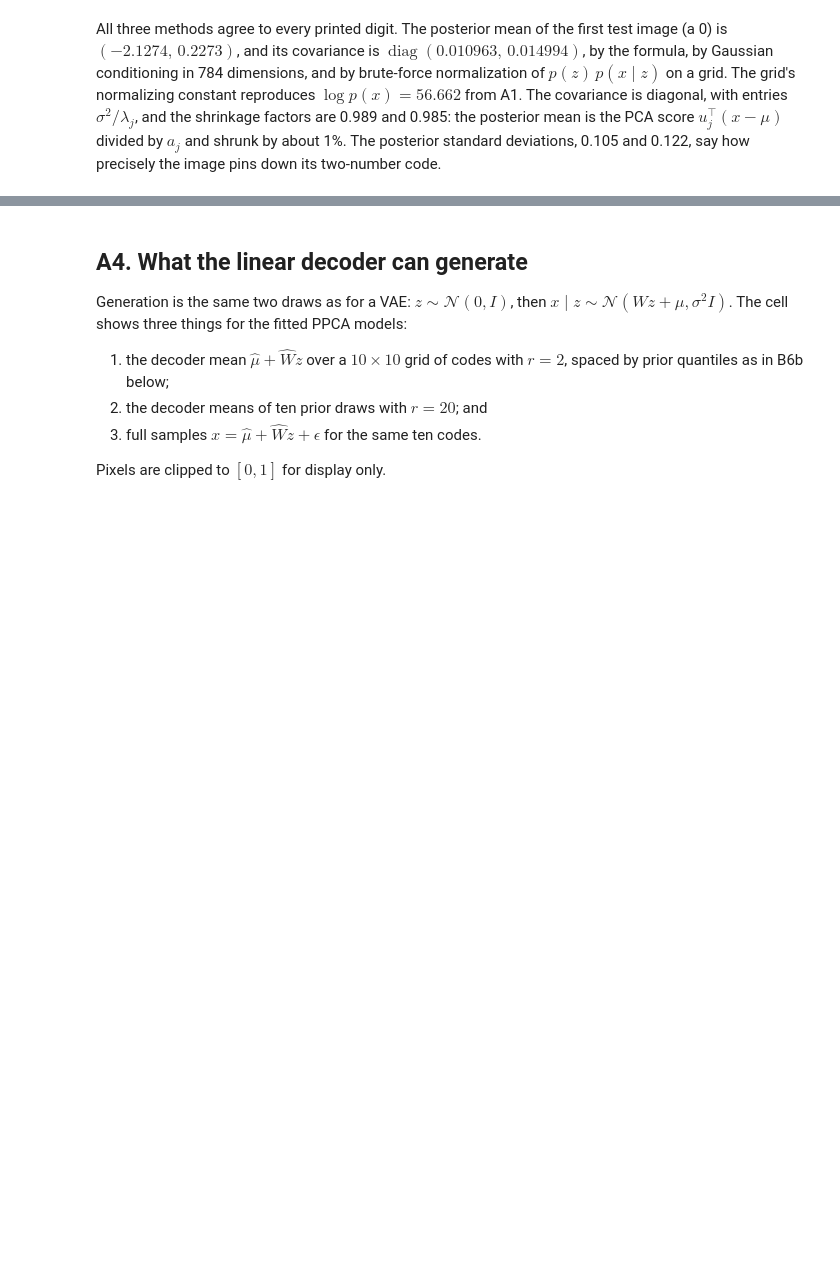
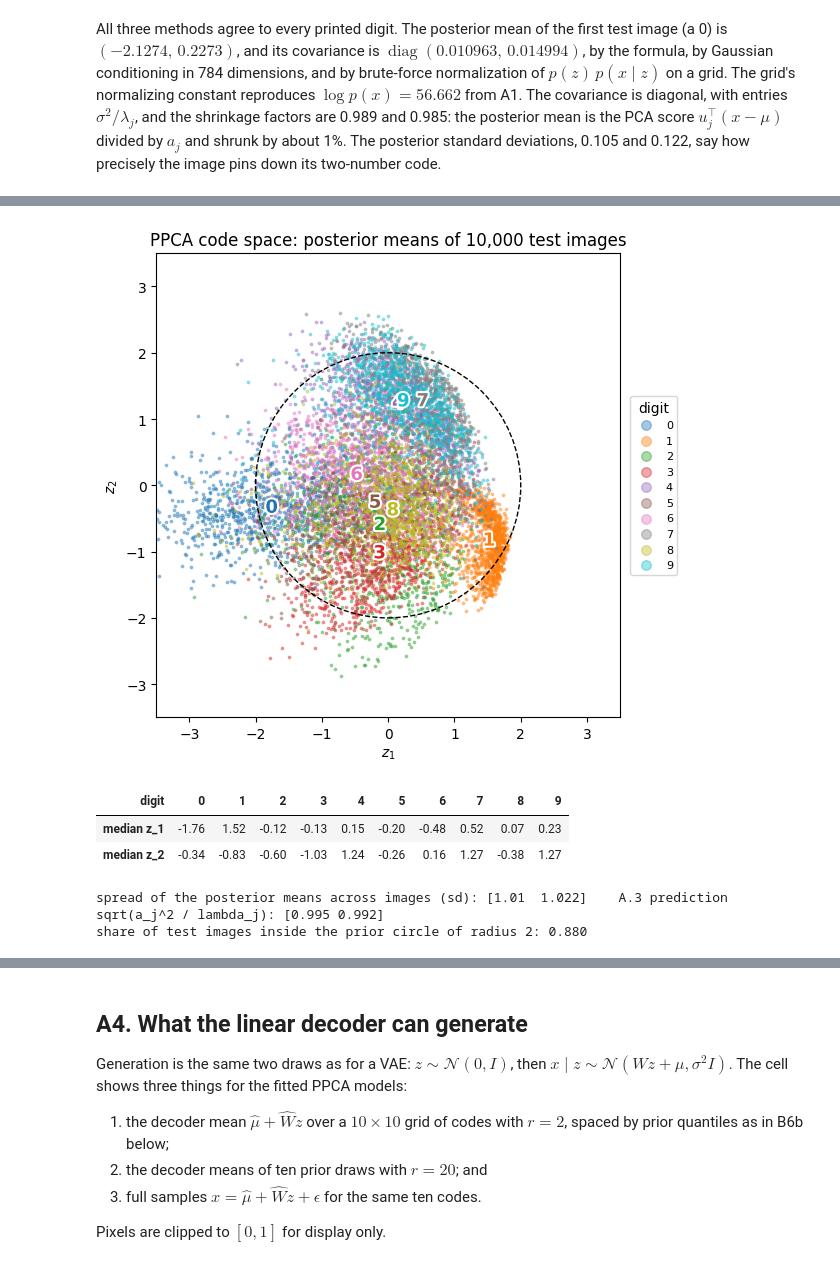
Before and after one commit to ZhuoranYang/sds265-fall26, a Jupyter notebook: demos/17-autoencoders-vaes-vqvae/vae-mnist.ipynb, the cells around one changed output, grey strips where cells are left out. Cells and saved outputs as stored; diff of their text form; code cells hidden in the pictures; blank space fills up the shorter version.

```diff
--- a/demos/17-autoencoders-vaes-vqvae/vae-mnist.ipynb
+++ b/demos/17-autoencoders-vaes-vqvae/vae-mnist.ipynb
@@ -379,0 +360,34 @@ of the linear model; the posterior itself is confident.
+# %%
+ppca_means, _ = ppca_posterior(X64_test, W2, sigma2_2)
+digit_colours = plt.cm.tab10(np.arange(10))
+
+fig, ax = plt.subplots(figsize=(6.6, 5.6))
+for digit in range(10):
+    mask = y_test == digit
+    ax.scatter(ppca_means[mask, 0], ppca_means[mask, 1], s=3, alpha=0.4, color=digit_colours[digit],
+               label=str(digit), rasterized=True)
+for digit in range(10):
+    centre = np.median(ppca_means[y_test == digit], axis=0)
+    ax.annotate(str(digit), centre, ha='center', va='center', fontsize=13, fontweight='bold',
+                color=digit_colours[digit], path_effects=[patheffects.withStroke(linewidth=3, foreground='white')])
+ax.add_patch(plt.Circle((0, 0), 2, fill=False, color='k', ls='--', lw=1))
+ax.set(xlabel='$z_1$', ylabel='$z_2$', aspect='equal', xlim=(-3.5, 3.5), ylim=(-3.5, 3.5),
+       title='PPCA code space: posterior means of 10,000 test images')
+ax.legend(title='digit', markerscale=4, fontsize=8, loc='center left', bbox_to_anchor=(1.01, .5))
+plt.tight_layout(); plt.show()
+
+centres = pd.DataFrame([np.median(ppca_means[y_test == digit], axis=0) for digit in range(10)],
+                       columns=['median z_1', 'median z_2']).round(2)
+centres.index.name = 'digit'
+display(centres.T)
+print('spread of the posterior means across images (sd):', ppca_means.std(0).round(3),
+      '   A.3 prediction sqrt(a_j^2 / lambda_j):', np.sqrt(a ** 2 / eigenvalues[:2]).round(3))
+print(f'share of test images inside the prior circle of radius 2: {(np.linalg.norm(ppca_means, axis=1) < 2).mean():.3f}')
+assert np.allclose(ppca_means.std(0), np.sqrt(a ** 2 / eigenvalues[:2]), atol=0.06)
+# %% [output]
+[figure, added]
+| digit | 0 | 1 | 2 | 3 | 4 | 5 | 6 | 7 | 8 | 9 |
+| median z_1 | -1.76 | 1.52 | -0.12 | -0.13 | 0.15 | -0.20 | -0.48 | 0.52 | 0.07 | 0.23 |
+| median z_2 | -0.34 | -0.83 | -0.60 | -1.03 | 1.24 | -0.26 | 0.16 | 1.27 | -0.38 | 1.27 |
+spread of the posterior means across images (sd): [1.01  1.022]    A.3 prediction sqrt(a_j^2 / lambda_j): [0.995 0.992]
+share of test images inside the prior circle of radius 2: 0.880
```
Also changed, not shown: parts of 14 cells of this notebook, 4 other files.
